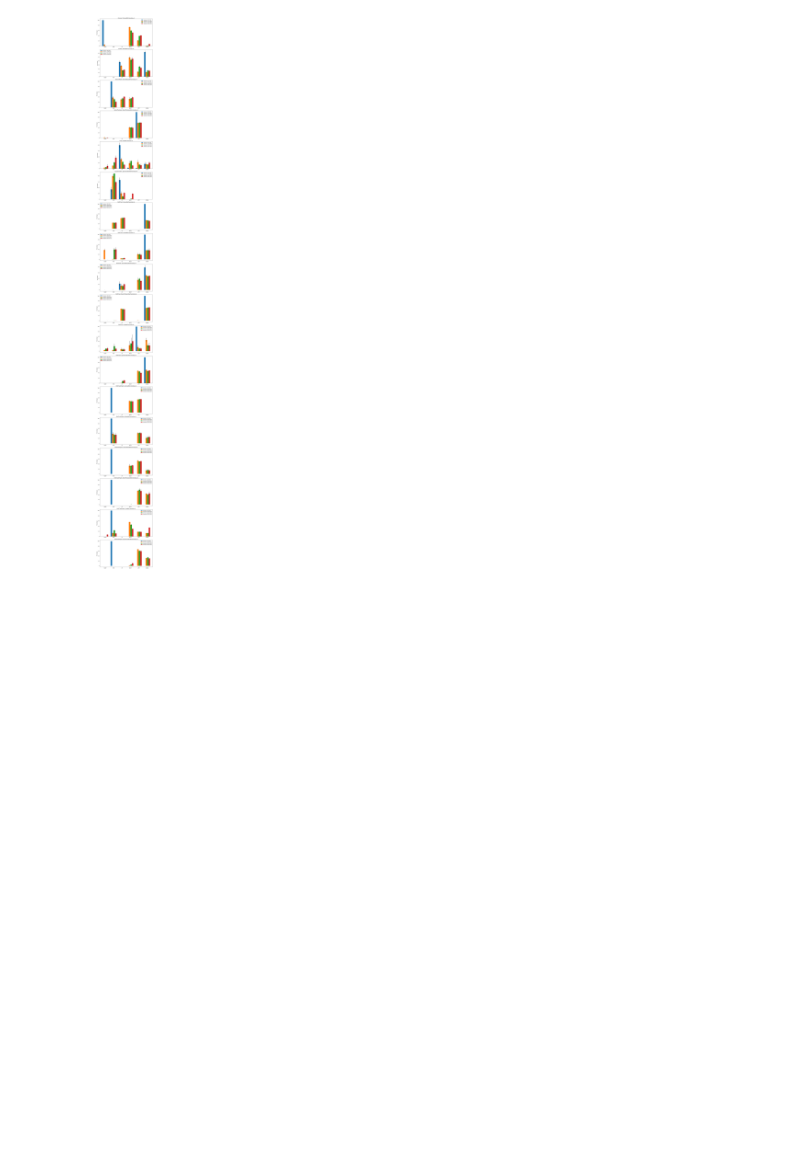
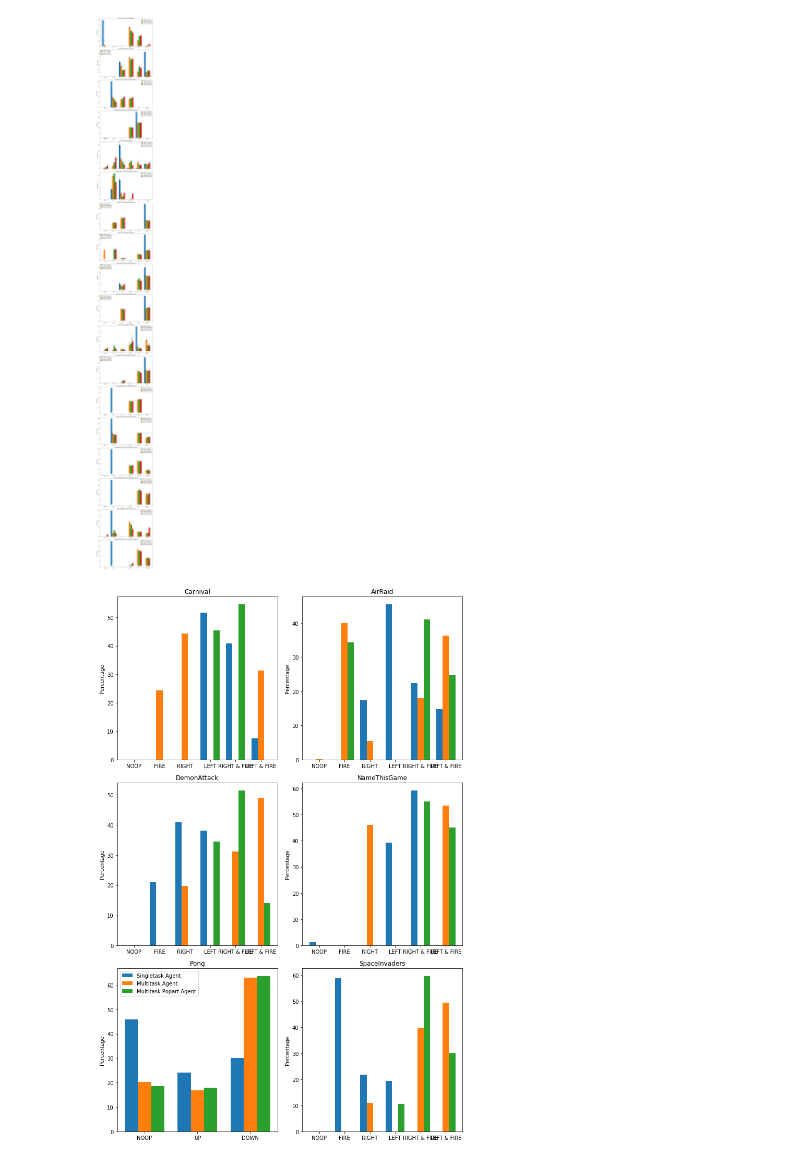
Before and after one commit to aluscher/torchbeastpopart, a Jupyter notebook: results/action_analysis.ipynb, the cells around one changed output. Saved outputs shown, nothing was run; the diff lists cells and outputs as text; code cells hidden in the pictures; blank space fills up the shorter version.

Commit message:
changed analysis to map correct actions

```diff
--- a/results/action_analysis.ipynb
+++ b/results/action_analysis.ipynb
@@ -84,7 +93,7 @@ for model_directory, environments in models:
     ]
 
     for env_name in environments:
-        env_actions = []
+        it_actions = []
         for iteration_count, checkpoint_file in selected_models:
             start_time = time.time()
             checkpoint = torch.load(os.path.join(model_base_path, model_directory, "intermediate", checkpoint_file), map_location="cpu")
@@ -134,10 +143,12 @@ for model_directory, environments in models:
                 percentages.append([c / game_actions.shape[0] * 100 for c in counts])
 
             percentages = np.array(percentages)
-            env_actions.append((iteration_count, np.mean(percentages, axis=0), np.std(percentages, axis=0)))
+            it_actions.append((iteration_count, np.mean(percentages, axis=0), np.std(percentages, axis=0)))
             print(f"{model_directory}, {env_name}, {iteration_count} done in {(time.time() - start_time) / 60:.1f} minutes")
 
-        data.append((model_directory, env_name, env_actions))
+        data.append((model_directory, env_name, it_actions))
+
+pickle.dump(data, open( "50_games_data_with_std.pkl", "wb" ) )
 # %% [output]
 Carnival, CarnivalNoFrameskip-v4, 1013760 done in 4.8 minutes
 Carnival, CarnivalNoFrameskip-v4, 17213440 done in 7.7 minutes
@@ -161,10 +170,11 @@ pickle.dump(data, open( "50_games_data_with_std.pkl", "wb" ) )
 # %%
+data = pickle.load(open( "50_games_data_with_std.pkl", "rb" ) )
 fig, axs = plt.subplots(len(data), figsize=(10, 96))
-for i, (model_name, env_name, env_actions) in enumerate(data):
+for i, (model_name, env_name, it_actions) in enumerate(data):
     width = 0.18
     x = np.arange(6)
     rects = []
-    for j, (iterations, means, stds) in enumerate(env_actions):
+    for j, (iterations, means, stds) in enumerate(it_actions):
         rect = axs[i].bar(x - 3 * width / 2 + j * width, means, width, label=f'Iteration {iterations:,}', yerr=stds)
         rects.append(rect)
 
@@ -178,3 +188,50 @@ fig.tight_layout()
 plt.savefig("action_distributions_50_games.png")
 # %% [output]
 [figure]
+# %%
+data = pickle.load(open( "50_games_data_with_std.pkl", "rb" ) )
+data_per_env = {}
+env_names = []
+for model, env, actions in data:
+    env = env[:-14]
+    if not env in data_per_env:
+        data_per_env[env] = {}
+        env_names.append(env)
+
+    current_action_space = env_actions[env]
+    corrected_actions = []
+    _, mean, _ = actions[-1]
+    for _, indices in current_action_space:
+        s = 0
+        for index in indices:
+            s += mean[index]
+        corrected_actions.append(s)
+
+    if model == "MultiTask":
+        data_per_env[env]["multitask"] = corrected_actions
+    elif model == "MultiTaskPopart":
+        data_per_env[env]["multitask_popart"] = corrected_actions
+    else:
+        data_per_env[env]["singletask"] = corrected_actions
+
+fig, axs = plt.subplots(3, 2, figsize=(10, 15))
+for i, env in enumerate(env_names):
+    width = 0.25
+    current_action_space = env_actions[env]
+    x = np.arange(len(current_action_space))
+
+    axs[i//2, i%2].bar(x - width, data_per_env[env]["singletask"], width, label="Singletask Agent")
+    axs[i//2, i%2].bar(x, data_per_env[env]["multitask"], width, label="Multitask Agent")
+    axs[i//2, i%2].bar(x + width, data_per_env[env]["multitask_popart"], width, label="Multitask Popart Agent")
+
+    axs[i//2, i%2].set_xticks(x)
+    axs[i//2, i%2].set_xticklabels([action_meaning for action_meaning,_ in current_action_space])
+    axs[i//2, i%2].set_ylabel('Percentage')
+    axs[i//2, i%2].set_title(env)
+    if i//2 == 2 and i%2 == 0:
+        axs[i//2, i%2].legend()
+
+fig.tight_layout()
+plt.savefig("action_distributions_per_game.png")
+# %% [output]
+[figure, added]
```
Also changed, not shown: parts of 5 cells of this notebook, 1 other file.
